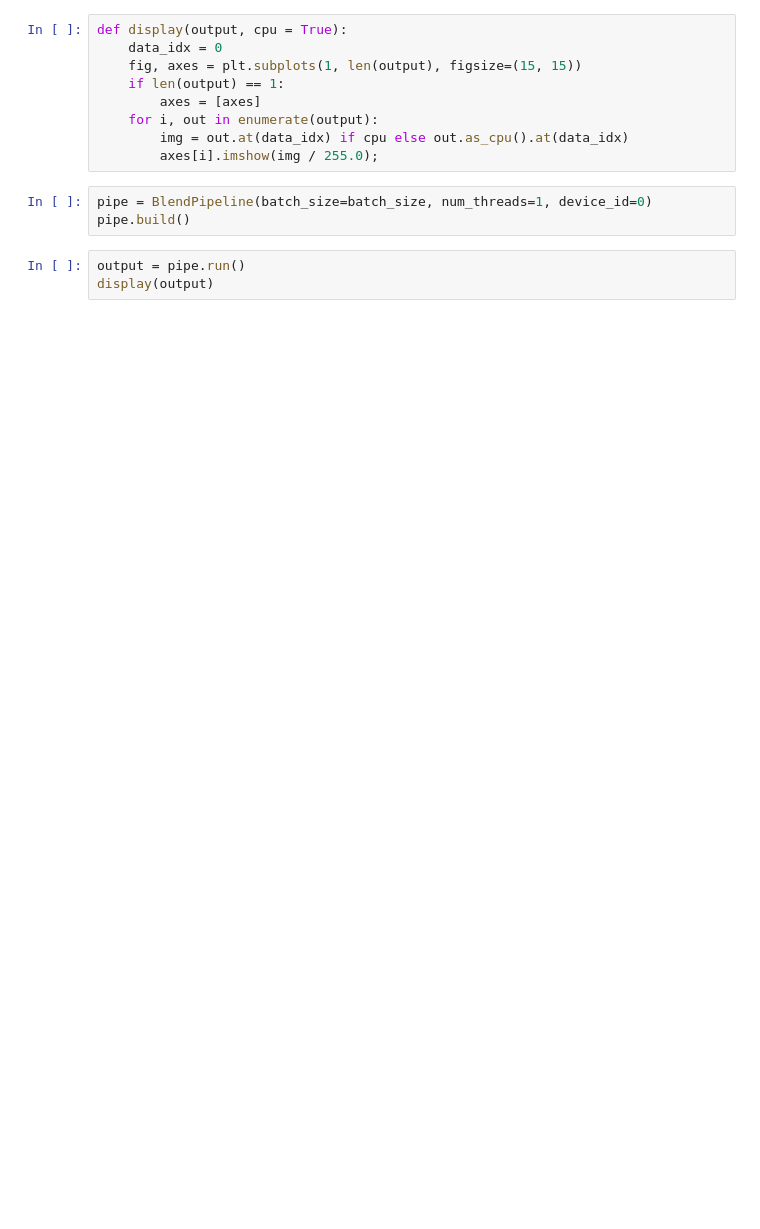
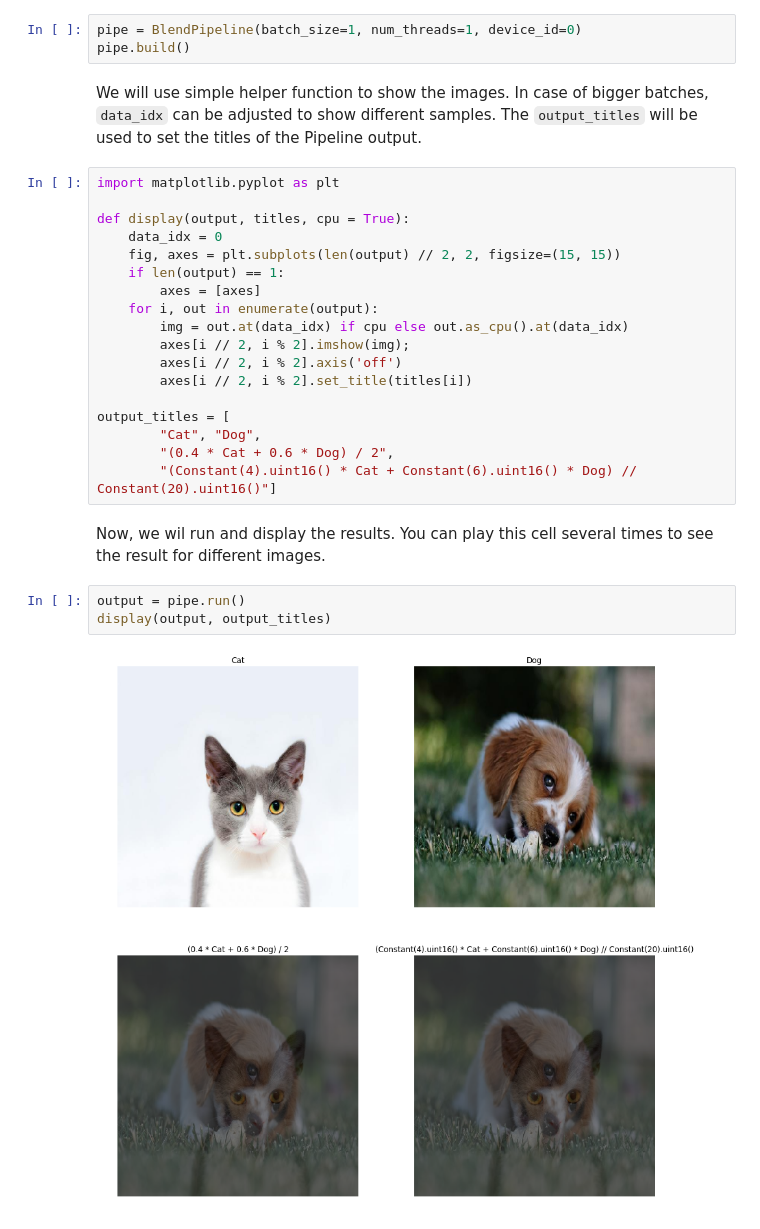
Before and after one commit to klecki/DALI, a Jupyter notebook: docs/examples/expressions/expr_blend_image.ipynb, the cells around one changed output. Drawn from its saved outputs; the diff is of its cells as text; blank space fills up the shorter version.

```diff
--- a/docs/examples/expressions/expr_blend_image.ipynb
+++ b/docs/examples/expressions/expr_blend_image.ipynb
@@ -40,15 +77,31 @@ ImportError: No module named backend_impl
+# %%
+pipe = BlendPipeline(batch_size=1, num_threads=1, device_id=0)
+pipe.build()
+# %% [markdown]
+We will use simple helper function to show the images. In case of bigger batches, `data_idx` can be adjusted to show different samples.
+The `output_titles` will be used to set the titles of the Pipeline output.
 # %%
-def display(output, cpu = True):
+import matplotlib.pyplot as plt
+
+def display(output, titles, cpu = True):
     data_idx = 0
-    fig, axes = plt.subplots(1, len(output), figsize=(15, 15))
+    fig, axes = plt.subplots(len(output) // 2, 2, figsize=(15, 15))
     if len(output) == 1:
         axes = [axes]
     for i, out in enumerate(output):
         img = out.at(data_idx) if cpu else out.as_cpu().at(data_idx)
-        axes[i].imshow(img / 255.0);
+        axes[i // 2, i % 2].imshow(img);
+        axes[i // 2, i % 2].axis('off')
+        axes[i // 2, i % 2].set_title(titles[i])
+
+output_titles = [
+        "Cat", "Dog",
+        "(0.4 * Cat + 0.6 * Dog) / 2",
+        "(Constant(4).uint16() * Cat + Constant(6).uint16() * Dog) // Constant(20).uint16()"]
-# %%
-pipe = BlendPipeline(batch_size=batch_size, num_threads=1, device_id=0)
-pipe.build()
+# %% [markdown]
+Now, we wil run and display the results. You can play this cell several times to see the result for different images.
 # %%
 output = pipe.run()
-display(output)
+display(output, output_titles)
+# %% [output]
+[figure, added]
```
Also changed, not shown: parts of 10 cells of this notebook, 9 other files.
